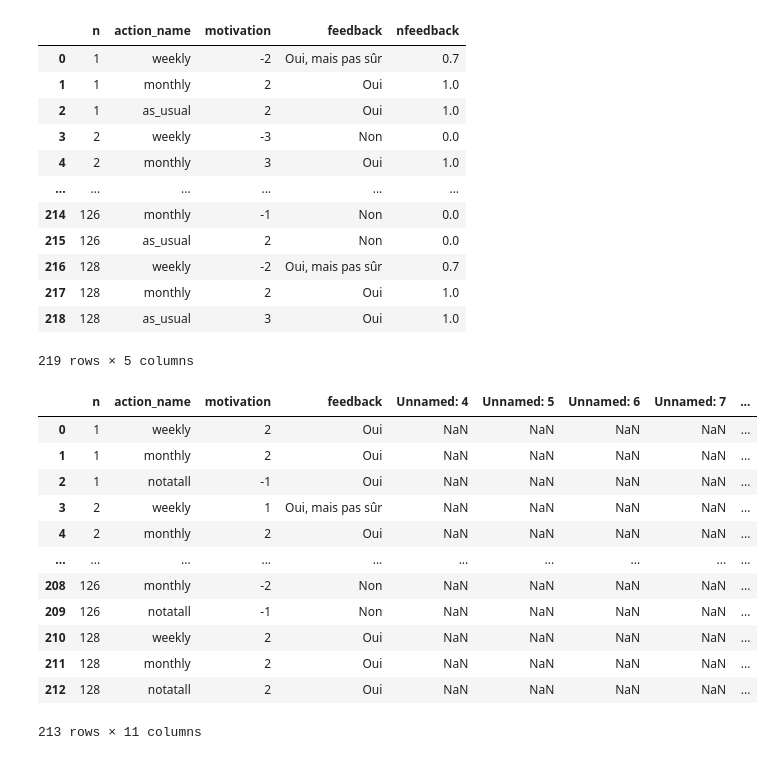
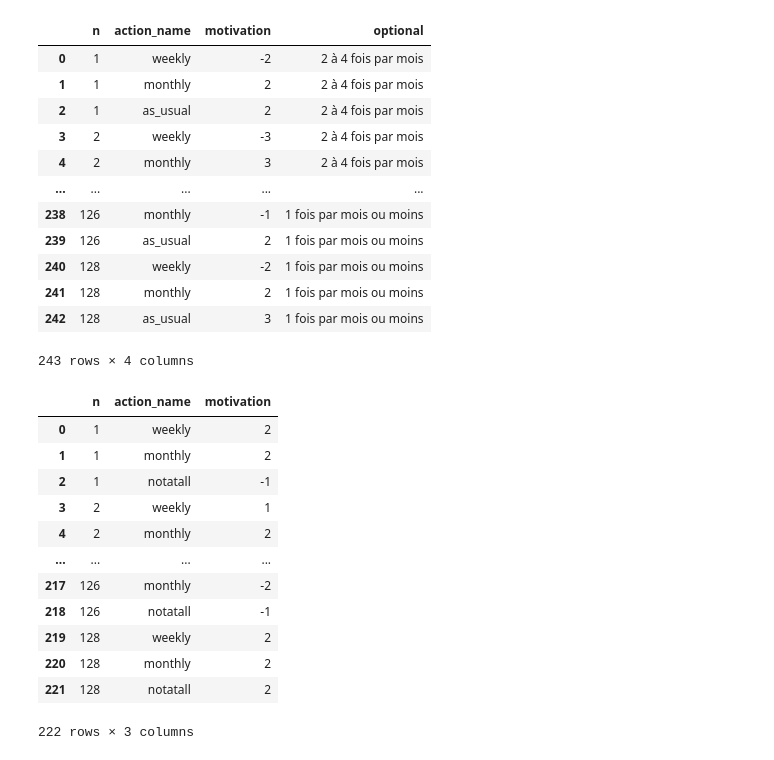
Before and after one commit to novincent/OptimacForm, a Jupyter notebook: src/data_treatment.ipynb, the cells around one changed output. Drawn from its saved outputs; the diff is of its cells as text; code cells hidden in the pictures.

```diff
--- a/src/data_treatment.ipynb
+++ b/src/data_treatment.ipynb
@@ -5,37 +5,39 @@ import numpy as np
 
 f0  = pan.read_csv("../data/experimental2/filtered/f0.csv")
 f1  = pan.read_csv("../data/experimental2/filtered/f1.csv")
+m0  = pan.read_csv("../data/experimental2/filtered/m0.csv")
+m1  = pan.read_csv("../data/experimental2/filtered/m1.csv")
 # %%
-f0
+m0
 # %% [output]
-|  | n | action_name | motivation | feedback | nfeedback |
-| 0 | 1 | weekly | -2 | Oui, mais pas sûr | 0.7 |
-| 1 | 1 | monthly | 2 | Oui | 1.0 |
-| 2 | 1 | as_usual | 2 | Oui | 1.0 |
-| 3 | 2 | weekly | -3 | Non | 0.0 |
-| 4 | 2 | monthly | 3 | Oui | 1.0 |
-| ... | ... | ... | ... | ... | ... |
-| 214 | 126 | monthly | -1 | Non | 0.0 |
-| 215 | 126 | as_usual | 2 | Non | 0.0 |
-| 216 | 128 | weekly | -2 | Oui, mais pas sûr | 0.7 |
-| 217 | 128 | monthly | 2 | Oui | 1.0 |
-| 218 | 128 | as_usual | 3 | Oui | 1.0 |
+|  | n | action_name | motivation | optional |
+| 0 | 1 | weekly | -2 | 2 à 4 fois par mois |
+| 1 | 1 | monthly | 2 | 2 à 4 fois par mois |
+| 2 | 1 | as_usual | 2 | 2 à 4 fois par mois |
+| 3 | 2 | weekly | -3 | 2 à 4 fois par mois |
+| 4 | 2 | monthly | 3 | 2 à 4 fois par mois |
+| ... | ... | ... | ... | ... |
+| 238 | 126 | monthly | -1 | 1 fois par mois ou moins |
+| 239 | 126 | as_usual | 2 | 1 fois par mois ou moins |
+| 240 | 128 | weekly | -2 | 1 fois par mois ou moins |
+| 241 | 128 | monthly | 2 | 1 fois par mois ou moins |
+| 242 | 128 | as_usual | 3 | 1 fois par mois ou moins |
-219 rows × 5 columns
+243 rows × 4 columns
 # %%
-f1
+m1
 # %% [output]
-|  | n | action_name | motivation | feedback | Unnamed: 4 | Unnamed: 5 | Unnamed: 6 | Unnamed: 7 | ... |
-| 0 | 1 | weekly | 2 | Oui | NaN | NaN | NaN | NaN | ... |
-| 1 | 1 | monthly | 2 | Oui | NaN | NaN | NaN | NaN | ... |
-| 2 | 1 | notatall | -1 | Oui | NaN | NaN | NaN | NaN | ... |
-| 3 | 2 | weekly | 1 | Oui, mais pas sûr | NaN | NaN | NaN | NaN | ... |
-| 4 | 2 | monthly | 2 | Oui | NaN | NaN | NaN | NaN | ... |
-| ... | ... | ... | ... | ... | ... | ... | ... | ... | ... |
-| 208 | 126 | monthly | -2 | Non | NaN | NaN | NaN | NaN | ... |
-| 209 | 126 | notatall | -1 | Non | NaN | NaN | NaN | NaN | ... |
-| 210 | 128 | weekly | 2 | Oui | NaN | NaN | NaN | NaN | ... |
-| 211 | 128 | monthly | 2 | Oui | NaN | NaN | NaN | NaN | ... |
-| 212 | 128 | notatall | 2 | Oui | NaN | NaN | NaN | NaN | ... |
+|  | n | action_name | motivation |
+| 0 | 1 | weekly | 2 |
+| 1 | 1 | monthly | 2 |
+| 2 | 1 | notatall | -1 |
+| 3 | 2 | weekly | 1 |
+| 4 | 2 | monthly | 2 |
+| ... | ... | ... | ... |
+| 217 | 126 | monthly | -2 |
+| 218 | 126 | notatall | -1 |
+| 219 | 128 | weekly | 2 |
+| 220 | 128 | monthly | 2 |
+| 221 | 128 | notatall | 2 |
-213 rows × 11 columns
+222 rows × 3 columns
 # %%
 feedback_map = {"Oui":1, "Oui, mais pas sûr":0.5,"Non":0}
```
Also changed, not shown: parts of 6 cells of this notebook, 6 other files.
